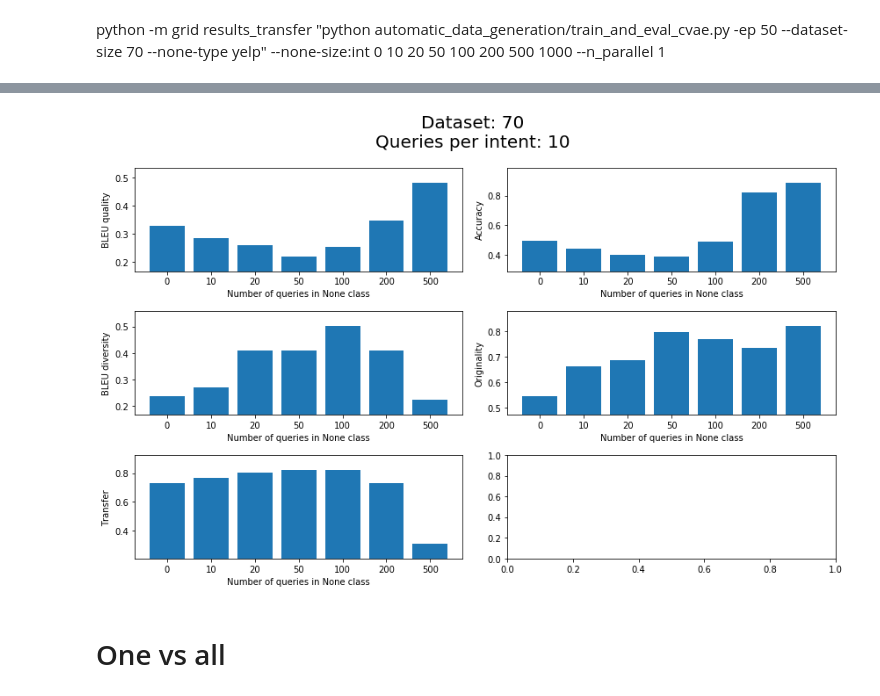
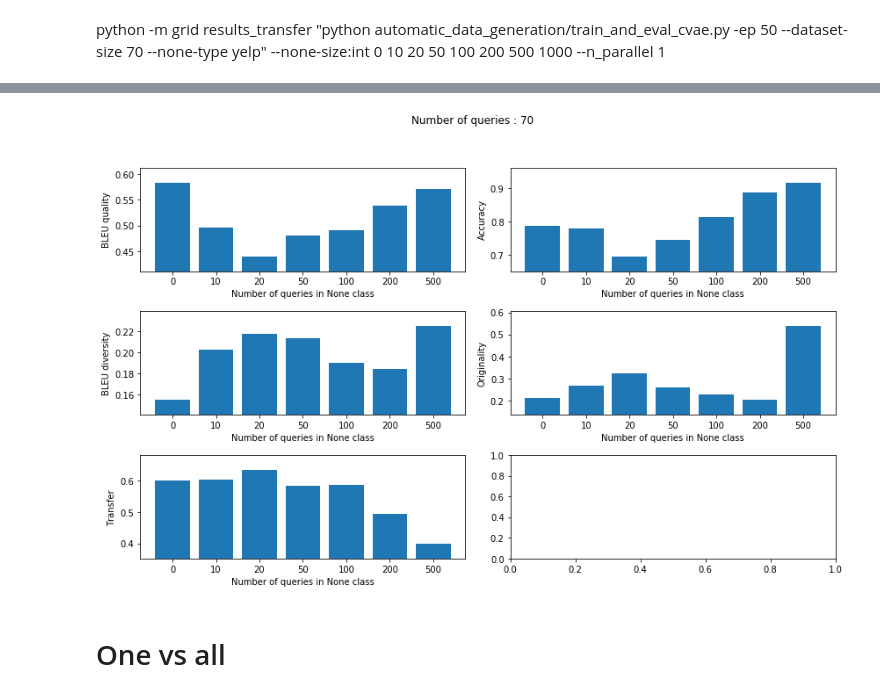
Before and after one commit to sonos/automatic-data-generation, a Jupyter notebook: automatic_data_generation/data-generation-new.ipynb, the cells around one changed output, grey strips where cells are left out. Saved outputs shown, nothing was run; the diff lists cells and outputs as text; code cells hidden in the pictures.

```diff
--- a/automatic_data_generation/data-generation-new.ipynb
+++ b/automatic_data_generation/data-generation-new.ipynb
@@ -333,0 +335,28 @@ for dic in [dic_tr]:
+# %%
+fig, axarr = plt.subplots(2,2, figsize=(30,15))
+axarr = axarr.flatten()
+
+bleu_qualities     = [run['delexicalised_metrics']['bleu_scores']['quality'][intent]   for intent in run['i2int']]
+bleu_diversities   = [run['delexicalised_metrics']['bleu_scores']['diversity'][intent] for intent in run['i2int']]
+originalities      = [run['delexicalised_metrics']['originality'][intent]              for intent in run['i2int']]
+transfer           = [run['delexicalised_metrics']['transfer'][intent]                 for intent in run['i2int']]
+metrics = [bleu_qualities, bleu_diversities, originalities, transfer]
+
+for i, metric in enumerate(metrics):
+
+    axarr[i].bar([intent.split(':')[-1] for intent in run['i2int']], metric, alpha=0.2, color='blue')
+    for label in axarr[i].get_xmajorticklabels():
+        label.set_rotation(30)
+        label.set_horizontalalignment("right")
+    low, high, delta = min(metric), max(metric), max(metric) - min(metric)
+    #axarr[i].set_ylim(low - 0.2 * delta, high + 0.2 * delta)
+    axarr[i].set_xlabel('Class')
+
+axarr[0].set_ylabel('BLEU quality'  )
+axarr[1].set_ylabel('BLEU diversity')
+axarr[2].set_ylabel('Originality'   )
+axarr[3].set_ylabel('Transfer'   )
+
+fig.suptitle('Queries: {}\nConditioning accuracy: {}'.format(run['args']['dataset_size'], run['delexicalised_metrics']['intent_accuracy']), fontsize=20)
+
+fig.tight_layout(rect=[0, 0.03, 1, 0.9])
@@ -451,14 +482,15 @@ runs.sort(key = lambda x : x['args']['none_type'])
 
 data = {}
 for arg_name in runs[0]['args'].keys():
-    data[arg_name] = [run['args'][arg_name] for run in runs]
+    try:
+        data[arg_name] = [run['args'][arg_name] for run in runs]
+    except:
+        pass
 data['bleu_quality']   = np.array([run['delexicalised_metrics']['bleu_scores']['quality']['avg'] for run in runs])
 data['bleu_diversity'] = np.array([run['delexicalised_metrics']['bleu_scores']['diversity']['avg'] for run in runs])
 data['accuracy']       = np.array([run['delexicalised_metrics']['intent_accuracy'] for run in runs])
 
 
-df = pd.DataFrame(data, columns=['dataset_size', 'n_epochs', 'none_size', 'none_type'])
-print(df.head(30))
-
-runs = [run for run in runs if (run['args']['none_type']=='yelp') and (run['args']['dataset_size']==70)]
+df = pd.DataFrame(data, columns=['dataset_size', 'n_epochs', 'none_size', 'none_type', 'accuracy'])
+df.head(30)
 # %% [output]
@@ -482,38 +514,41 @@ runs = [run for run in runs if (run['args']['none_type']=='yelp') and (run['args
 # %%
+runs = [run for run in runs if (run['args']['none_type']=='snips-assistant') and (run['args']['dataset_size']==70)]
+
+
 none_sizes = [str(run['args']['none_size']) for run in runs]
 
 intents = runs[0]['delexicalised_metrics']['bleu_scores']['quality'].keys()
 
 #bleu_qualities     = [np.mean([    run['delexicalised_metrics']['bleu_scores']['quality'][intent] for intent in intents if intent!='None']) for run in runs]
 bleu_qualities     = [run['delexicalised_metrics']['bleu_scores']['quality']['avg'] for run in runs]
 accuracies         = [run['delexicalised_metrics']['intent_accuracy'] for run in runs]
 bleu_diversities   = [run['delexicalised_metrics']['bleu_scores']['diversity']['avg'] for run in runs]
 bleu_originalities = [run['delexicalised_metrics']['originality']['avg'] for run in runs]
 transfer           = [run['delexicalised_metrics']['transfer']['avg'] for run in runs]
 metrics = [bleu_qualities, accuracies, bleu_diversities, bleu_originalities, transfer]
 
 accuracies
 fig, axarr = plt.subplots(3,2, figsize=(12,8))
 axarr = axarr.flatten()
 
 for i, metric in enumerate(metrics):
 
     axarr[i].bar(none_sizes, metric )
     low, high, delta = min(metric), max(metric), max(metric) - min(metric)
     axarr[i].set_ylim(low - 0.2 * delta, high + 0.2 * delta)
     axarr[i].set_xlabel('Number of queries in None class')
 
 axarr[0].set_ylabel('BLEU quality'  )
 axarr[1].set_ylabel('Accuracy'      )
 axarr[2].set_ylabel('BLEU diversity')
 axarr[3].set_ylabel('Originality'   )
 axarr[4].set_ylabel('Transfer'   )
 
-fig.suptitle('Dataset: {}\nQueries per intent: {}'.format(runs[0]['args']['dataset_size'], int(runs[0]['args']['dataset_size']/7)), fontsize=20)
+fig.suptitle('Number of queries : {}'.format(runs[0]['args']['dataset_size'], fontsize=20))
 
 fig.tight_layout(rect=[0, 0.03, 1, 0.9])
 # %% [output]
-[figure, old version]
+[figure, new version]
 # %%
 run = runs[2]
 requested_intent = 'PlayMusic'
```
Also changed, not shown: parts of 12 cells of this notebook, 10 other files.
